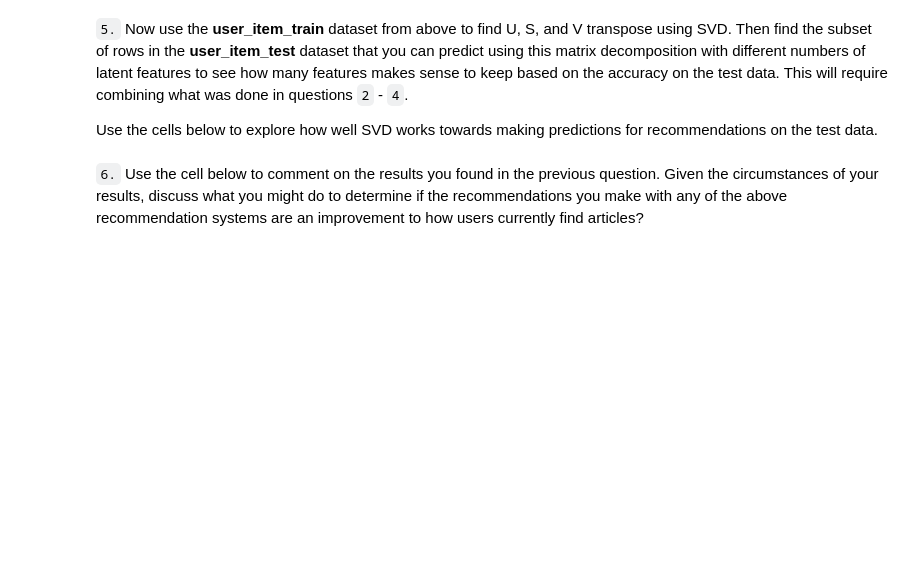
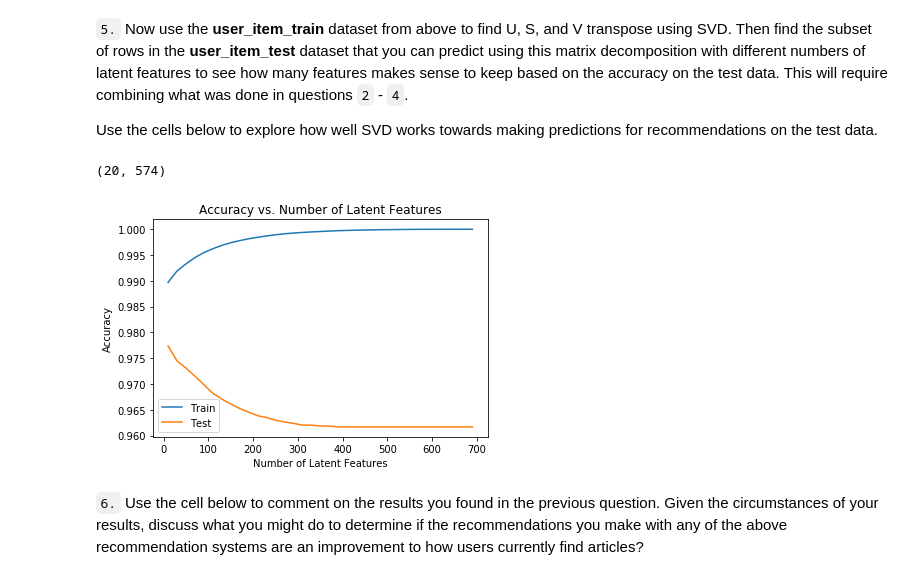
Before and after one commit to richard-madu/Recommendation-Engine, a Jupyter notebook: Recommendations_with_IBM.ipynb, the cells around one changed output. Saved outputs shown, nothing was run; the diff lists cells and outputs as text; code cells hidden in the pictures; blank space fills up the shorter version.

```diff
--- a/Recommendations_with_IBM.ipynb
+++ b/Recommendations_with_IBM.ipynb
@@ -718,0 +798,4 @@ user_item_train, user_item_test, test_idx, test_arts = create_test_and_train_use
+# %%
+common_ids = list(reduce(set.intersection, map(set, [user_item_test.columns, user_item_train.columns])))
+
+len(common_ids)
@@ -738,4 +829,4 @@ t.sol_4_test(sol_4_dict)
 Use the cells below to explore how well SVD works towards making predictions for recommendations on the test data.
 # %%
 # fit SVD on the user_item_train matrix
-u_train, s_train, vt_train = # fit svd similar to above then use the cells below
+u_train, s_train, vt_train = np.linalg.svd(user_item_train)# fit svd similar to above then use the cells below
@@ -745,3 +833,48 @@ u_train, s_train, vt_train = # fit svd similar to above then use the cells below
+# %%
+user_item_test = user_item_test.loc[common_factor,common_ids]
+user_item_test.shape
+# %% [output]
+(20, 574)
+# %%
+u_test = u_train[user_item_train.index.isin(test_idx), :]
+vt_test = vt_train[:, user_item_train.columns.isin(test_arts)]
+# %%
+# Use these cells to see how well you can use the training
+# decomposition to predict on test data
+num_latent_feats = np.arange(10,700,20)
+train_sum_errs = []
+test_sum_errs = []
+
+
+for k in num_latent_feats: # restructure with k laest features
+    s_train_new, u_train_new, vt_train_new = np.diag(s_train[:k]), u_train[:, :k], vt_train[:k, :]
+    u_test_new, vt_test_new = u_test[:, :k], vt_test[:k, :]
+
+        # take dot product
+    user_item_train_est = np.around(np.dot(np.dot(u_train_new, s_train_new), vt_train_new))
+    user_item_test_est = np.around(np.dot(np.dot(u_test_new, s_train_new), vt_test_new))
+
+
+
+    # compute error for each prediction to actual value
+    diffs_train = np.subtract(user_item_train, user_item_train_est)
+    diffs_test = np.subtract(user_item_test, user_item_test_est)
+
+    # total errors and keep track of them
+    train_err = np.sum(np.sum(np.abs(diffs_train)))
+    test_err = np.sum(np.sum(np.abs(diffs_test)))
+    train_sum_errs.append(train_err)
+    test_sum_errs.append(test_err)
+
+
+plt.plot(num_latent_feats, 1 - np.array(train_sum_errs)/(user_item_train.shape[0]*user_item_test.shape[1]), label='Train');
+plt.plot(num_latent_feats, 1 - np.array(test_sum_errs)/(user_item_test.shape[0]*user_item_test.shape[1]), label='Test');
+plt.xlabel('Number of Latent Features');
+plt.ylabel('Accuracy');
+plt.title('Accuracy vs. Number of Latent Features');
+plt.legend();
+# %% [output]
+[figure, added]
 # %% [markdown]
 `6.` Use the cell below to comment on the results you found in the previous question. Given the circumstances of your results, discuss what you might do to determine if the recommendations you make with any of the above recommendation systems are an improvement to how users currently find articles?
 # %% [markdown]
```
Also changed, not shown: parts of 27 cells of this notebook.
